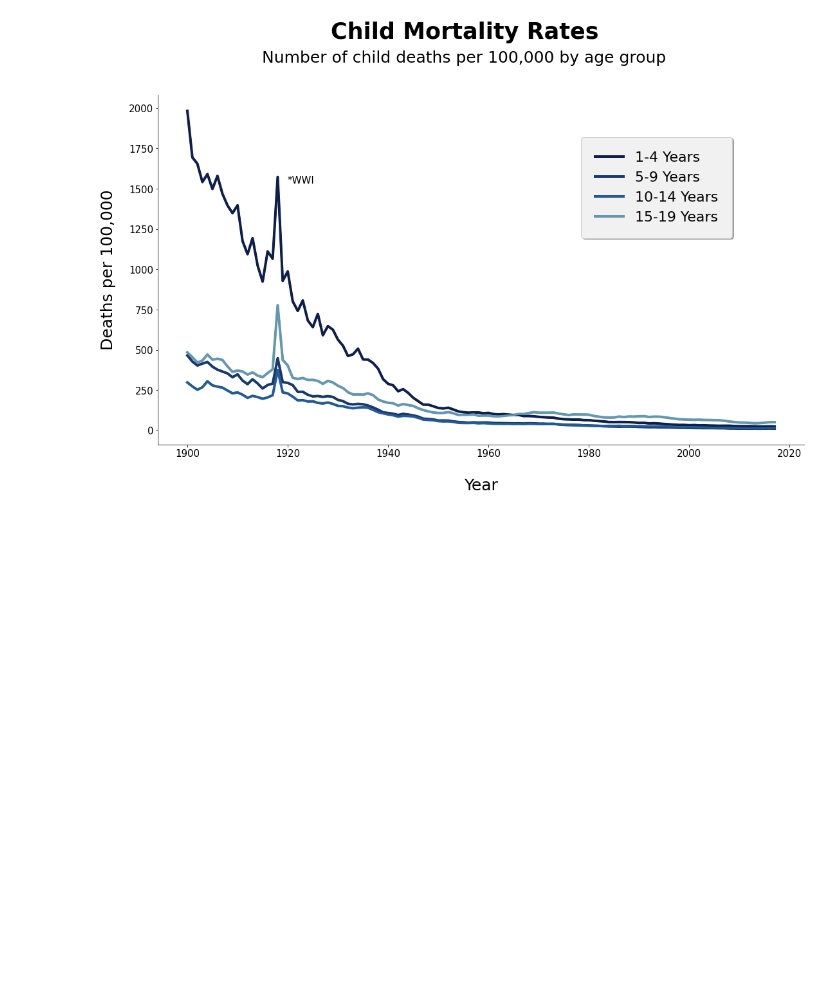
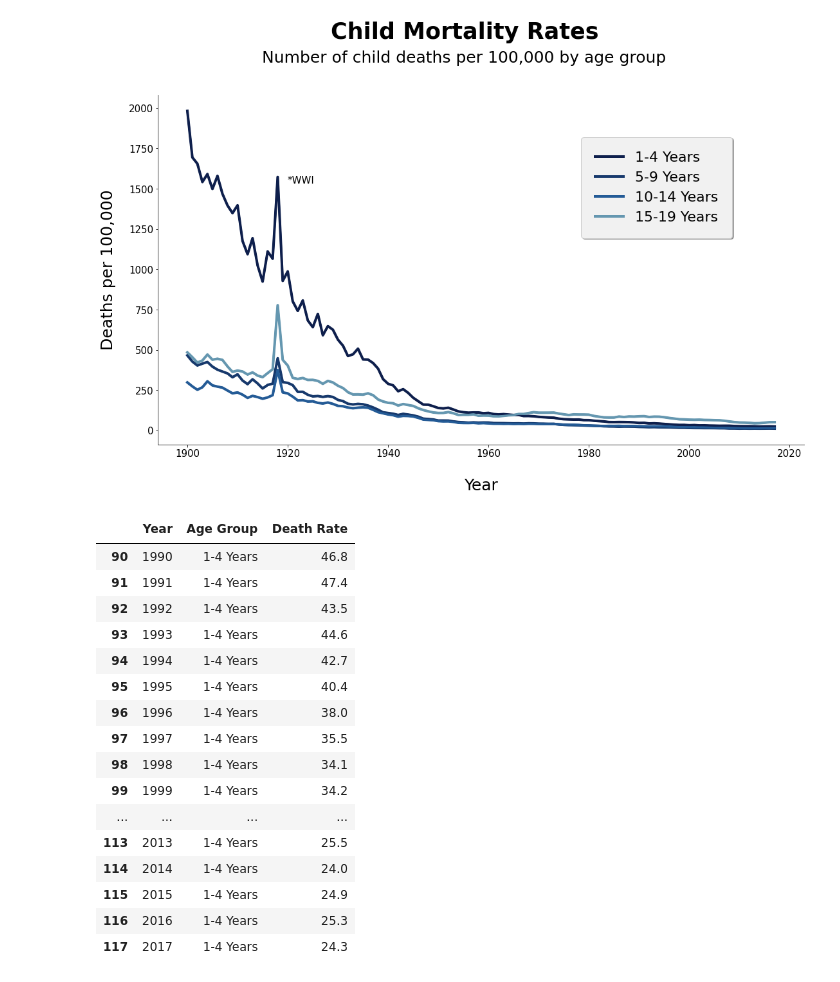
Before and after one commit to KristineYW/DS15-Unit-1-Build, a Jupyter notebook: Build_Week_1_Vis_2_CM.ipynb, the cells around one changed output. Saved outputs shown, nothing was run; the diff lists cells and outputs as text; code cells hidden in the pictures; blank space fills up the shorter version.

```diff
--- a/Build_Week_1_Vis_2_CM.ipynb
+++ b/Build_Week_1_Vis_2_CM.ipynb
@@ -142,3 +142,25 @@ ax.plot(fourth['Year'],fourth['Death Rate'], color='#6597b0',linewidth=3);
 plt.plot();
 # %% [output]
 [figure]
+# %%
+first_1 = first.loc[first['Year'] >= 1990]
+
+first_1.head(54)
+# %% [output]
+|  | Year | Age Group | Death Rate |
+| 90 | 1990 | 1-4 Years | 46.8 |
+| 91 | 1991 | 1-4 Years | 47.4 |
+| 92 | 1992 | 1-4 Years | 43.5 |
+| 93 | 1993 | 1-4 Years | 44.6 |
+| 94 | 1994 | 1-4 Years | 42.7 |
+| 95 | 1995 | 1-4 Years | 40.4 |
+| 96 | 1996 | 1-4 Years | 38.0 |
+| 97 | 1997 | 1-4 Years | 35.5 |
+| 98 | 1998 | 1-4 Years | 34.1 |
+| 99 | 1999 | 1-4 Years | 34.2 |
+| ... | ... | ... | ... |
+| 113 | 2013 | 1-4 Years | 25.5 |
+| 114 | 2014 | 1-4 Years | 24.0 |
+| 115 | 2015 | 1-4 Years | 24.9 |
+| 116 | 2016 | 1-4 Years | 25.3 |
+| 117 | 2017 | 1-4 Years | 24.3 |
```
Also changed, not shown: parts of 4 cells of this notebook.
